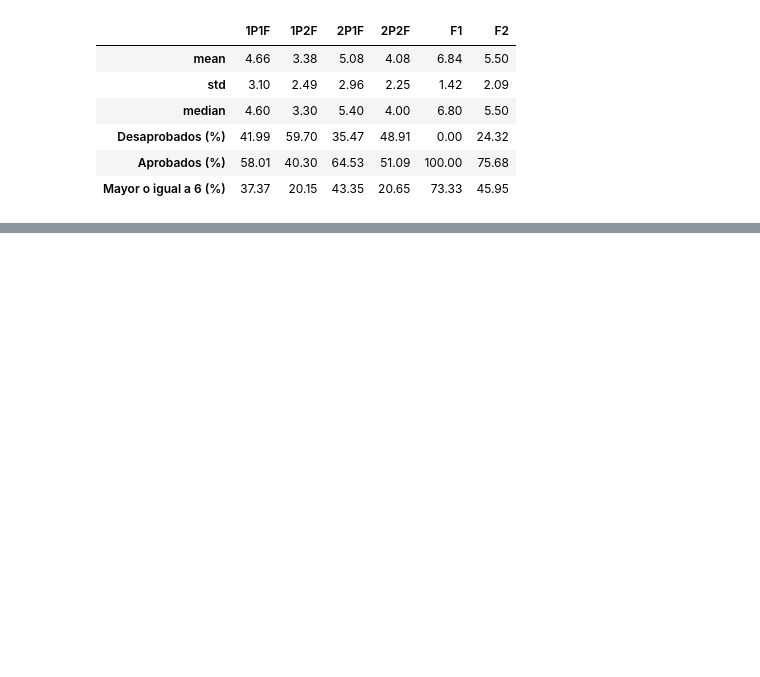
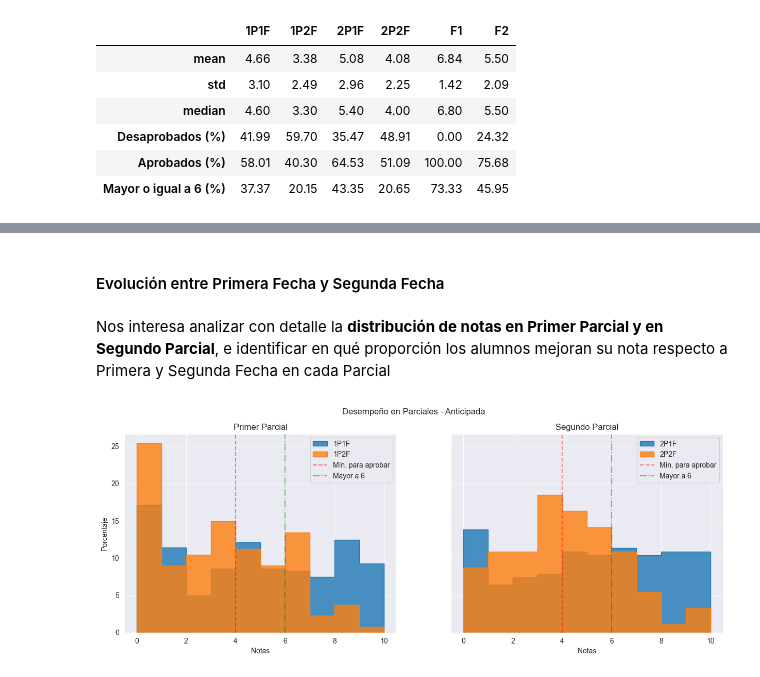
Before and after one commit to juanjogervasio/Intro-courses-analysis, a Jupyter notebook: notebooks/Analisis.ipynb, the cells around one changed output, grey strips where cells are left out. Saved outputs shown, nothing was run; the diff lists cells and outputs as text; code cells hidden in the pictures; blank space fills up the shorter version.

```diff
--- a/notebooks/Analisis.ipynb
+++ b/notebooks/Analisis.ipynb
@@ -1158,0 +1272,10 @@ plt.show()
+# %% [markdown]
+#### Evolución entre Primera Fecha y Segunda Fecha
+# %% [markdown]
+Nos interesa analizar con detalle la **distribución de notas en Primer Parcial y en Segundo Parcial**, e identificar en qué proporción los alumnos mejoran su nota respecto a Primera y Segunda Fecha en cada Parcial
+# %%
+# Grafico las distribuciones de Primera Fecha y Segunda Fecha para cada Parcial
+notas_Ant = generador_graficos( mate_pi, "Anticipada" )[2]
+display(notas_Ant)
+# %% [output]
+[figure, added]
```
Also changed, not shown: parts of 26 cells of this notebook.
